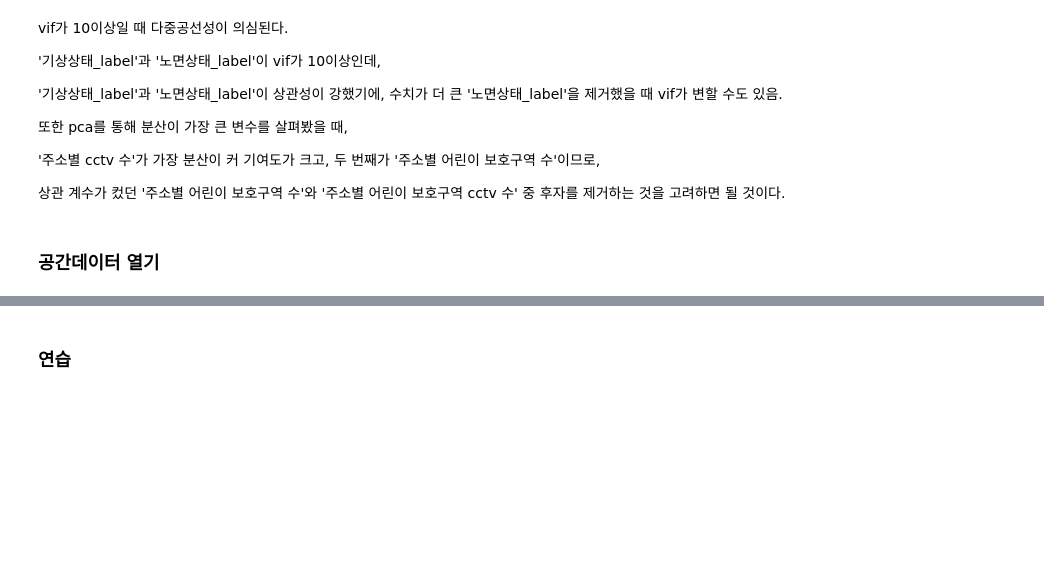
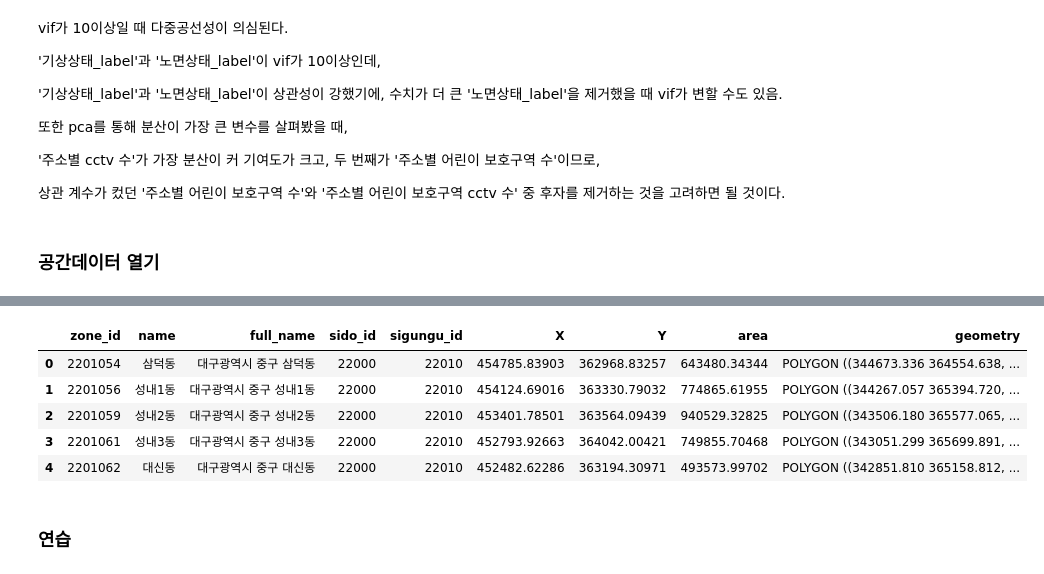
Before and after one commit to nyeokinyeoki/dacon_accident, a Jupyter notebook: accident.ipynb, the cells around one changed output, grey strips where cells are left out. Drawn from its saved outputs; the diff is of its cells as text; code cells hidden in the pictures; blank space fills up the shorter version.

```diff
--- a/accident.ipynb
+++ b/accident.ipynb
@@ -1310,3 +1399,14 @@ daegu300.plot(figsize=(16,16))
+# %%
+coor_daegu = gpd.read_file("./data/2017년_행정구역_경계_대구광역시_읍면동단위.shp")
+
+coor_daegu.head()
+# %% [output]
+|  | zone_id | name | full_name | sido_id | sigungu_id | X | Y | area | geometry |
+| 0 | 2201054 | 삼덕동 | 대구광역시 중구 삼덕동 | 22000 | 22010 | 454785.83903 | 362968.83257 | 643480.34344 | POLYGON ((344673.336 364554.638, ... |
+| 1 | 2201056 | 성내1동 | 대구광역시 중구 성내1동 | 22000 | 22010 | 454124.69016 | 363330.79032 | 774865.61955 | POLYGON ((344267.057 365394.720, ... |
+| 2 | 2201059 | 성내2동 | 대구광역시 중구 성내2동 | 22000 | 22010 | 453401.78501 | 363564.09439 | 940529.32825 | POLYGON ((343506.180 365577.065, ... |
+| 3 | 2201061 | 성내3동 | 대구광역시 중구 성내3동 | 22000 | 22010 | 452793.92663 | 364042.00421 | 749855.70468 | POLYGON ((343051.299 365699.891, ... |
+| 4 | 2201062 | 대신동 | 대구광역시 중구 대신동 | 22000 | 22010 | 452482.62286 | 363194.30971 | 493573.99702 | POLYGON ((342851.810 365158.812, ... |
 # %% [markdown]
 ### 연습
 # %%
```
Also changed, not shown: parts of 14 cells of this notebook.
